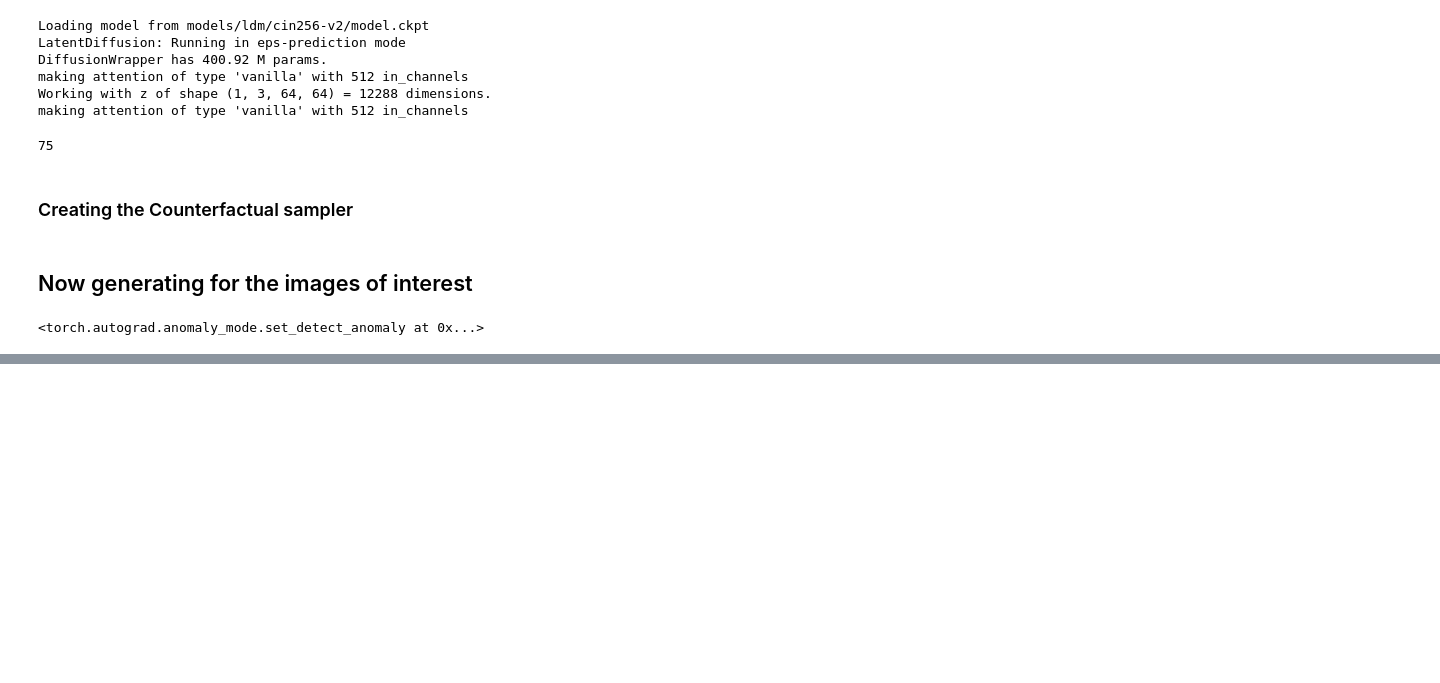
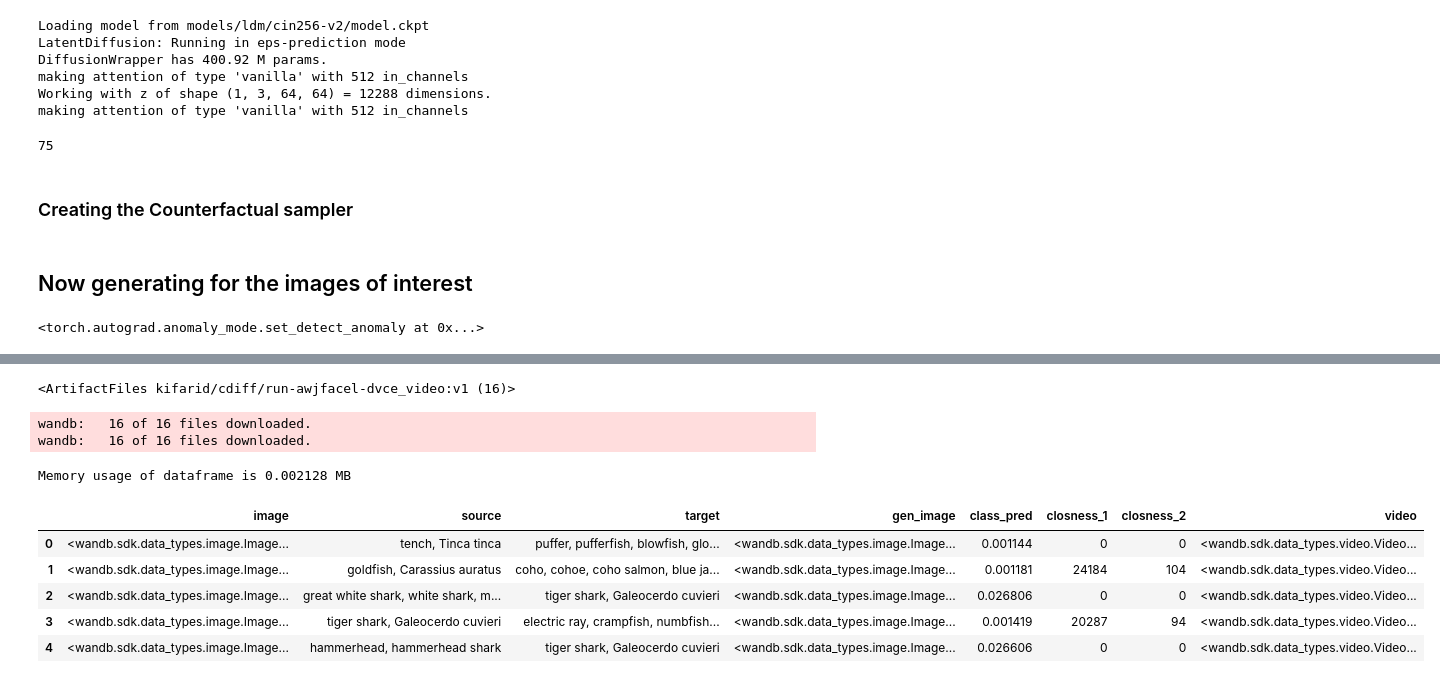
Before and after one commit to kifarid/LDVCE, a Jupyter notebook: cdiff_minimal_mask.ipynb, the cells around one changed output, grey strips where cells are left out. Saved outputs shown, nothing was run; the diff lists cells and outputs as text; code cells hidden in the pictures; blank space fills up the shorter version.

```diff
--- a/cdiff_minimal_mask.ipynb
+++ b/cdiff_minimal_mask.ipynb
@@ -1201,2 +1383,10 @@ blending with original image
 # %%
 image.size()
+# %%
+import wandb
+run = wandb.init()
+artifact = run.use_artifact('kifarid/cdiff/run-awjfacel-dvce_video:v1', type='run_table')
+df = pd.DataFrame(data=artifact.get("dvce_video").data, columns=artifact.get("dvce_video").columns)
+memory_usage = df.memory_usage(deep=True).sum()
+print(f"Memory usage of dataframe is {memory_usage/1e6} MB")
+df.head()
@@ -1202,0 +1406,22 @@ image.size()
+# %%
+artifact.files()
+# %% [output]
+<ArtifactFiles kifarid/cdiff/run-awjfacel-dvce_video:v1 (16)>
+# %%
+df = pd.DataFrame(data=artifact.get("dvce_video").data, columns=artifact.get("dvce_video").columns)
+df.head()
+memory_usage = df.memory_usage(deep=True).sum()
+print(f"Memory usage of dataframe is {memory_usage/1e6} MB")
+# %% [output]
+wandb:   16 of 16 files downloaded.
+wandb:   16 of 16 files downloaded.
+Memory usage of dataframe is 0.002128 MB
+# %%
+df.head()
+# %% [output]
+|  | image | source | target | gen_image | class_pred | closness_1 | closness_2 | video |
+| 0 | <wandb.sdk.data_types.image.Image... | tench, Tinca tinca | puffer, pufferfish, blowfish, glo... | <wandb.sdk.data_types.image.Image... | 0.001144 | 0 | 0 | <wandb.sdk.data_types.video.Video... |
+| 1 | <wandb.sdk.data_types.image.Image... | goldfish, Carassius auratus | coho, cohoe, coho salmon, blue ja... | <wandb.sdk.data_types.image.Image... | 0.001181 | 24184 | 104 | <wandb.sdk.data_types.video.Video... |
+| 2 | <wandb.sdk.data_types.image.Image... | great white shark, white shark, m... | tiger shark, Galeocerdo cuvieri | <wandb.sdk.data_types.image.Image... | 0.026806 | 0 | 0 | <wandb.sdk.data_types.video.Video... |
+| 3 | <wandb.sdk.data_types.image.Image... | tiger shark, Galeocerdo cuvieri | electric ray, crampfish, numbfish... | <wandb.sdk.data_types.image.Image... | 0.001419 | 20287 | 94 | <wandb.sdk.data_types.video.Video... |
+| 4 | <wandb.sdk.data_types.image.Image... | hammerhead, hammerhead shark | tiger shark, Galeocerdo cuvieri | <wandb.sdk.data_types.image.Image... | 0.026606 | 0 | 0 | <wandb.sdk.data_types.video.Video... |
```
Also changed, not shown: parts of 29 cells of this notebook, 5 other files.
